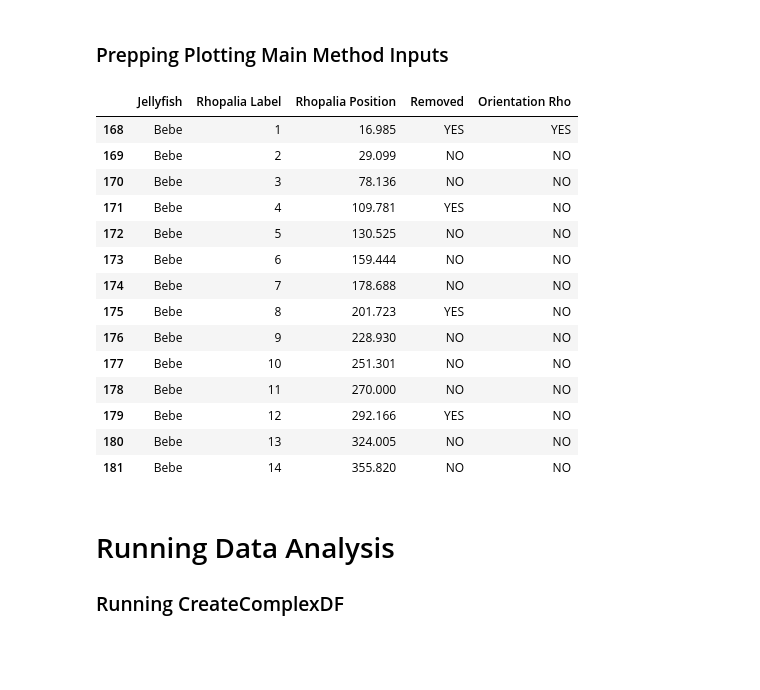
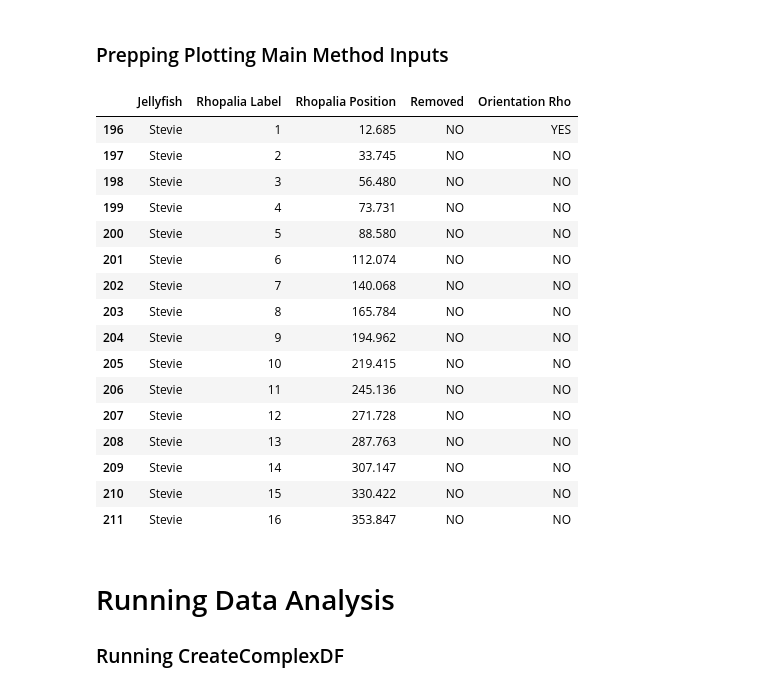
Before and after one commit to konnorve/DataAnalysis, a Jupyter notebook: template_processing_notebook.ipynb, the cells around one changed output. Cells and saved outputs as stored; diff of their text form; code cells hidden in the pictures; blank space fills up the shorter version.

```diff
--- a/template_processing_notebook.ipynb
+++ b/template_processing_notebook.ipynb
@@ -13,21 +13,21 @@ from datetime import datetime
 
 ### Path specification
 # %%
-recName = '20200914_Bebe_506pm_cam4_1'
+recName = 'Stevie_Nicks_DTC'
 
-homePath = Path('/home/kve/Desktop/Labora/Harland_Lab/2021-2/')
+homePath = Path(r'I:\Ganglia_Tracker_Data')
 
-jellyPath = homePath / 'Fixing_chunking_orientations'
+jellyPath = homePath / 'Stevie_Nicks'
 
-recPath = jellyPath / '20200914_Bebe_506pm_cam4_1'
+recPath = jellyPath / 'Stevie_Nicks_DTC'
 
 figurePath = cdf.makeOutDir(recPath, 'figures')
 
 complexDFDir = cdf.makeOutDir(recPath, 'complexDF')
 
-orientationDFPath = recPath / '20200914_Bebe_506pm_cam4_1_OrientationDir_orientations_complete.csv'
+orientationDFPath = recPath / 'Stevie_orient_DTC.csv'
 
-angleDataPath = recPath / '20200914_Bebe_506pm_cam4_1_AngleData'
+angleDataPath = recPath / 'Stevie_Nicks_AngleData_DTC'
 # %% [markdown]
 ### Prepping Create Dataframe Inputs
 # %%
@@ -44,28 +44,30 @@ complexDFPath = complexDFDir / '{}_complexDF.csv'.format(recName)
 # %% [markdown]
 ### Prepping Plotting Main Method Inputs
 # %%
-rhopalia_position_path = homePath.parent / '2021-1' /'Rhopalia Positions.csv'
+rhopalia_position_path = homePath /'Rhopalia_Positions.csv'
 
 rhopalia_positions = pd.read_csv(rhopalia_position_path)
 # %%
-rhopaliaDF = rhopalia_positions.loc[(rhopalia_positions['Jellyfish']=='Bebe')]
+rhopaliaDF = rhopalia_positions.loc[(rhopalia_positions['Jellyfish']=='Stevie')]
 rhopaliaDF
 # %% [output]
 |  | Jellyfish | Rhopalia Label | Rhopalia Position | Removed | Orientation Rho |
-| 168 | Bebe | 1 | 16.985 | YES | YES |
-| 169 | Bebe | 2 | 29.099 | NO | NO |
-| 170 | Bebe | 3 | 78.136 | NO | NO |
-| 171 | Bebe | 4 | 109.781 | YES | NO |
-| 172 | Bebe | 5 | 130.525 | NO | NO |
-| 173 | Bebe | 6 | 159.444 | NO | NO |
-| 174 | Bebe | 7 | 178.688 | NO | NO |
-| 175 | Bebe | 8 | 201.723 | YES | NO |
-| 176 | Bebe | 9 | 228.930 | NO | NO |
-| 177 | Bebe | 10 | 251.301 | NO | NO |
-| 178 | Bebe | 11 | 270.000 | NO | NO |
-| 179 | Bebe | 12 | 292.166 | YES | NO |
-| 180 | Bebe | 13 | 324.005 | NO | NO |
-| 181 | Bebe | 14 | 355.820 | NO | NO |
+| 196 | Stevie | 1 | 12.685 | NO | YES |
+| 197 | Stevie | 2 | 33.745 | NO | NO |
+| 198 | Stevie | 3 | 56.480 | NO | NO |
+| 199 | Stevie | 4 | 73.731 | NO | NO |
+| 200 | Stevie | 5 | 88.580 | NO | NO |
+| 201 | Stevie | 6 | 112.074 | NO | NO |
+| 202 | Stevie | 7 | 140.068 | NO | NO |
+| 203 | Stevie | 8 | 165.784 | NO | NO |
+| 204 | Stevie | 9 | 194.962 | NO | NO |
+| 205 | Stevie | 10 | 219.415 | NO | NO |
+| 206 | Stevie | 11 | 245.136 | NO | NO |
+| 207 | Stevie | 12 | 271.728 | NO | NO |
+| 208 | Stevie | 13 | 287.763 | NO | NO |
+| 209 | Stevie | 14 | 307.147 | NO | NO |
+| 210 | Stevie | 15 | 330.422 | NO | NO |
+| 211 | Stevie | 16 | 353.847 | NO | NO |
 # %%
 rhopos = rhopaliaDF['Rhopalia Position'].tolist()
 rholab = rhopaliaDF['Rhopalia Label'].tolist()
```
Also changed, not shown: parts of 5 cells of this notebook, 3 other files.
